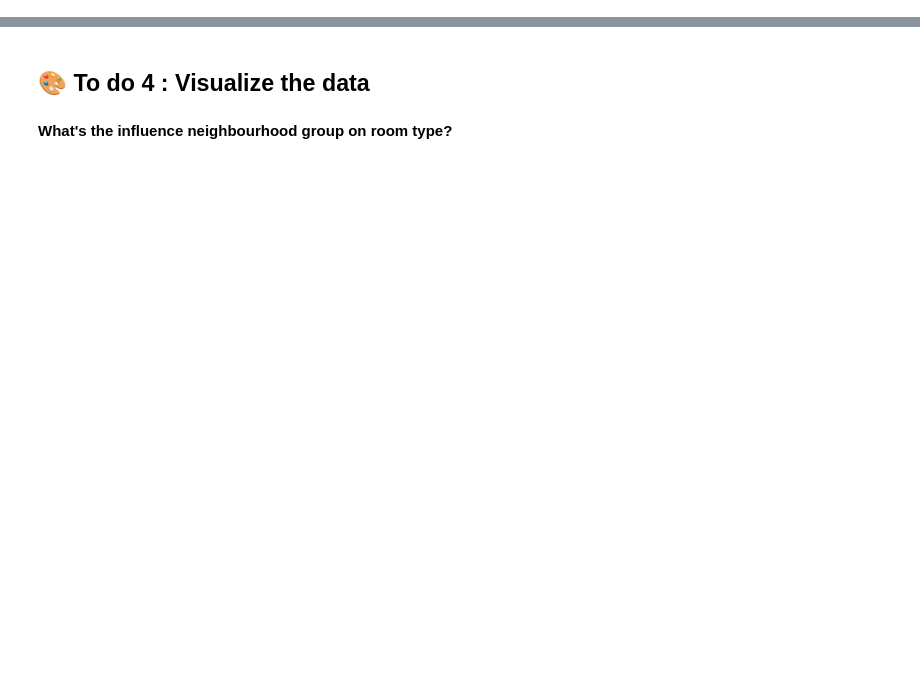
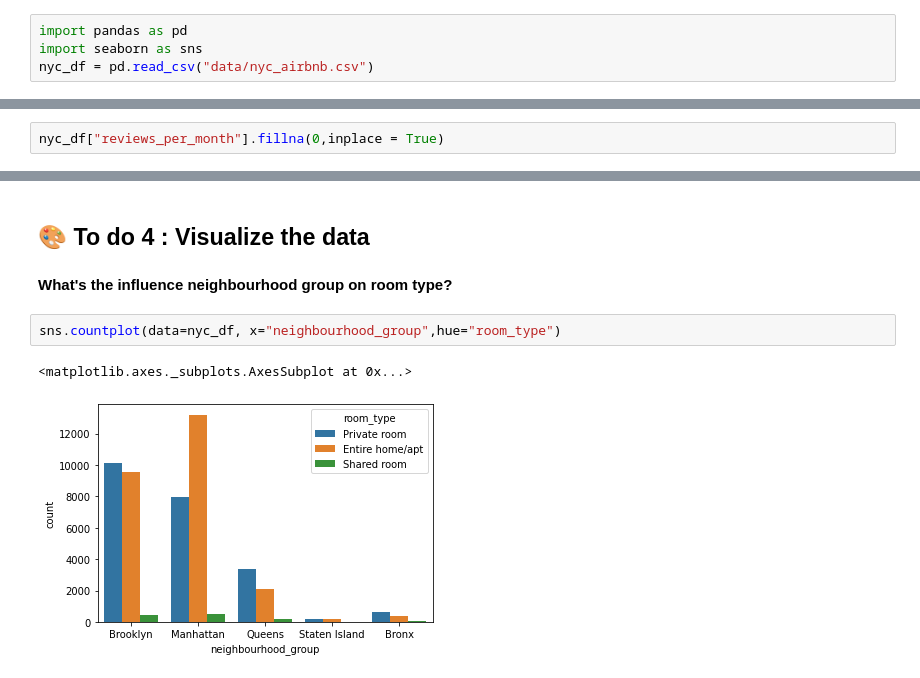
Before and after one commit to Campano/data-analysis, a Jupyter notebook: livecode_Airbnb_New-York.ipynb, the cells around one changed output, grey strips where cells are left out. Cells and saved outputs as stored; diff of their text form; blank space fills up the shorter version.

```diff
--- a/livecode_Airbnb_New-York.ipynb
+++ b/livecode_Airbnb_New-York.ipynb
@@ -1,6 +1,10 @@
 # %% [markdown]
 ## ⬆️ Load the data & read basic information)
 The path is "data/nyc_airbnb.csv"
+# %%
+import pandas as pd
+import seaborn as sns
+nyc_df = pd.read_csv("data/nyc_airbnb.csv")
 # %% [markdown]
 ## 🧹 To do 2 : Clean the data
 # %% [markdown]
@@ -12,3 +69,5 @@ The path is "data/nyc_airbnb.csv"
+# %%
+nyc_df["reviews_per_month"].fillna(0,inplace = True)
 # %% [markdown]
 ## 🔎 To do 3 : Analyze the data
 # %% [markdown]
@@ -21,3 +115,8 @@ The path is "data/nyc_airbnb.csv"
 ## 🎨 To do 4 : Visualize the data
 # %% [markdown]
 **What's the influence neighbourhood group on room type?**
+# %%
+sns.countplot(data=nyc_df, x="neighbourhood_group",hue="room_type")
+# %% [output]
+<matplotlib.axes._subplots.AxesSubplot at 0x...>
+[figure, added]
```
Also changed, not shown: parts of 6 cells of this notebook, 5 other files.
